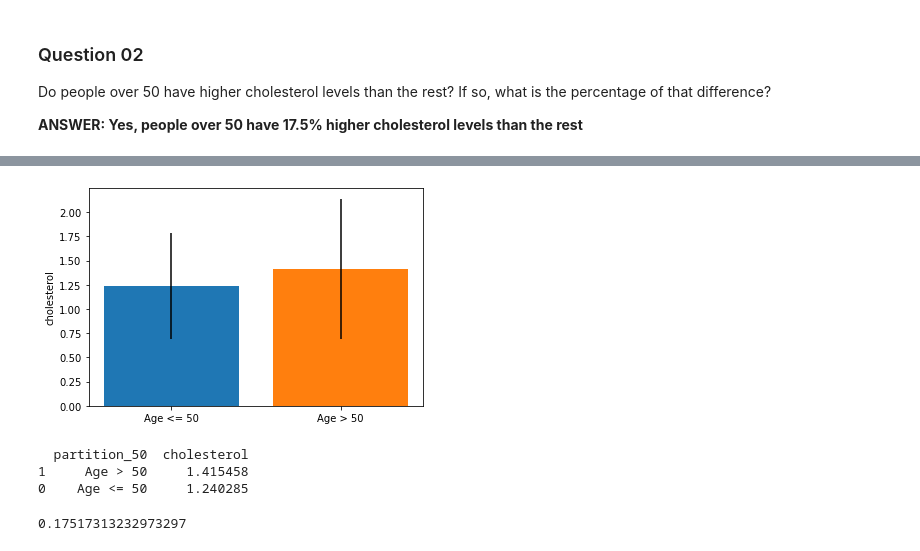
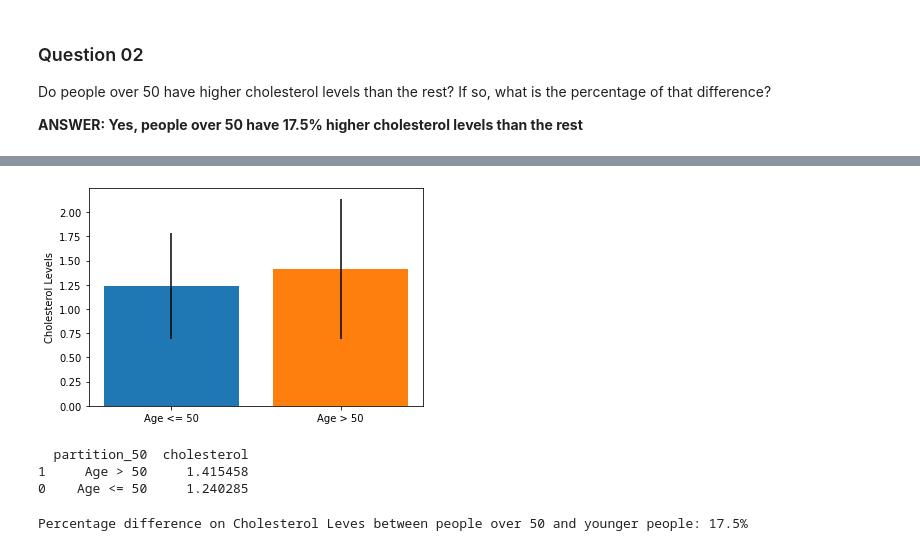
Before and after one commit to caiocvelasco/health-data-analysis, a Jupyter notebook: cardio-data-analysis-project.ipynb, the cells around one changed output, grey strips where cells are left out. Cells and saved outputs as stored; diff of their text form; code cells hidden in the pictures.

```diff
--- a/cardio-data-analysis-project.ipynb
+++ b/cardio-data-analysis-project.ipynb
@@ -668,23 +669,23 @@ data[['age', 'partition_50']].sample(5)
 # %%
 # Question 02 - Answer Part 1 of 2
 partition_50 = data['partition_50']
 list_unique_items = partition_50.unique()
 
 fig, ax = plt.subplots()
 # Loop over the different categories of partition_50
 for i in list_unique_items:
   # Extract the rows for a unique item of the list
   new_df = data[ data['partition_50'] == i ]
   # Add a bar for cholesterol mean with std y error bar
   ax.bar(i, new_df["cholesterol"].mean(), yerr = new_df["cholesterol"].std())
 
-ax.set_ylabel("cholesterol")
+ax.set_ylabel("Cholesterol Levels")
 ax.set_xticklabels(list_unique_items)
 
 # Save the figure to file
 fig.savefig("fig_name.png")
 # %% [output]
-[figure, old version]
+[figure, new version]
 # %%
 # Calculate the % difference between Ages in the given partition
 stats_dict = {'cholesterol' : 'mean'}
@@ -697,6 +698,6 @@ print(question_02_data)
 # %%
 # Question 02 - Answer Part 2 of 2
 answer_02 = (question_02_data['cholesterol'].max() - question_02_data['cholesterol'].min())
-print(answer_02)
+print("Percentage difference on Cholesterol Leves between people over 50 and younger people: " + "{:.1%}".format(answer_02))
 # %% [output]
-0.17517313232973297
+Percentage difference on Cholesterol Leves between people over 50 and younger people: 17.5%
```
Also changed, not shown: parts of 13 cells of this notebook.
